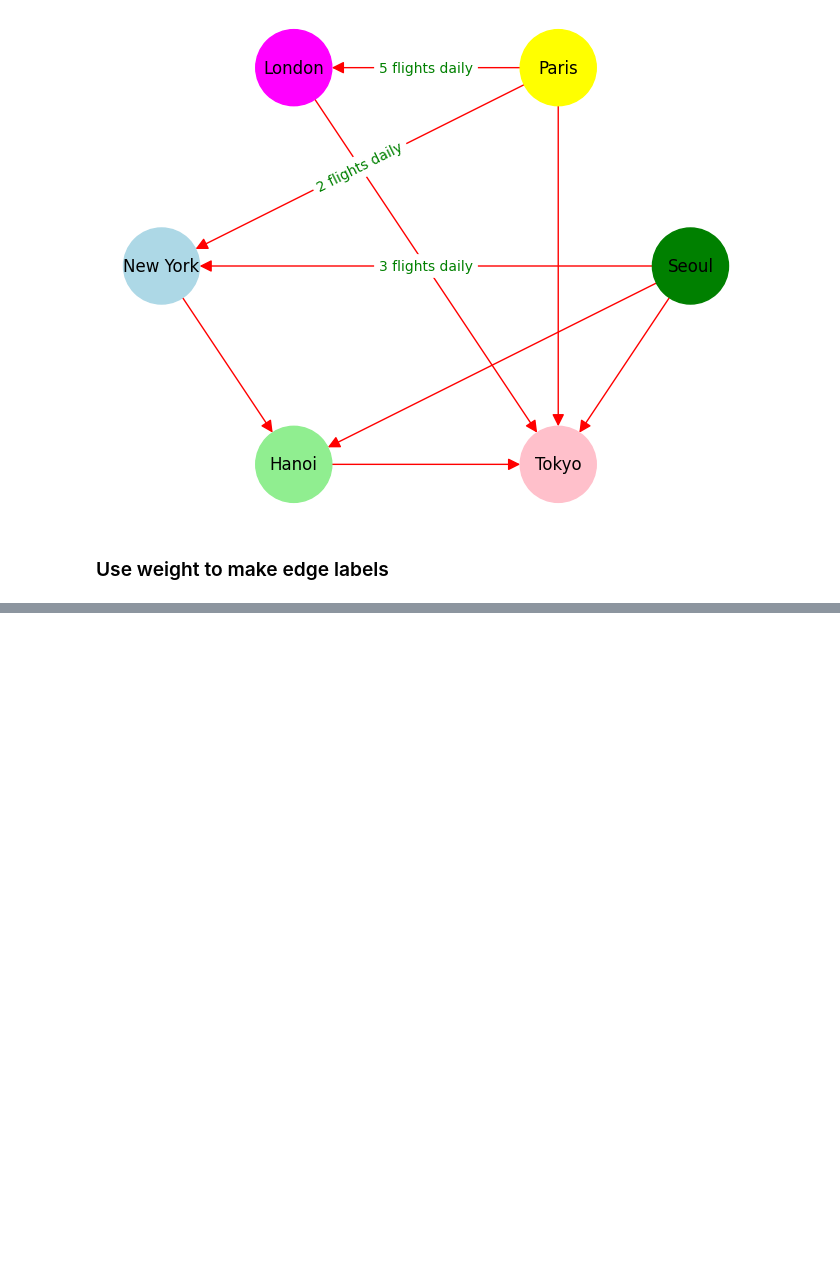
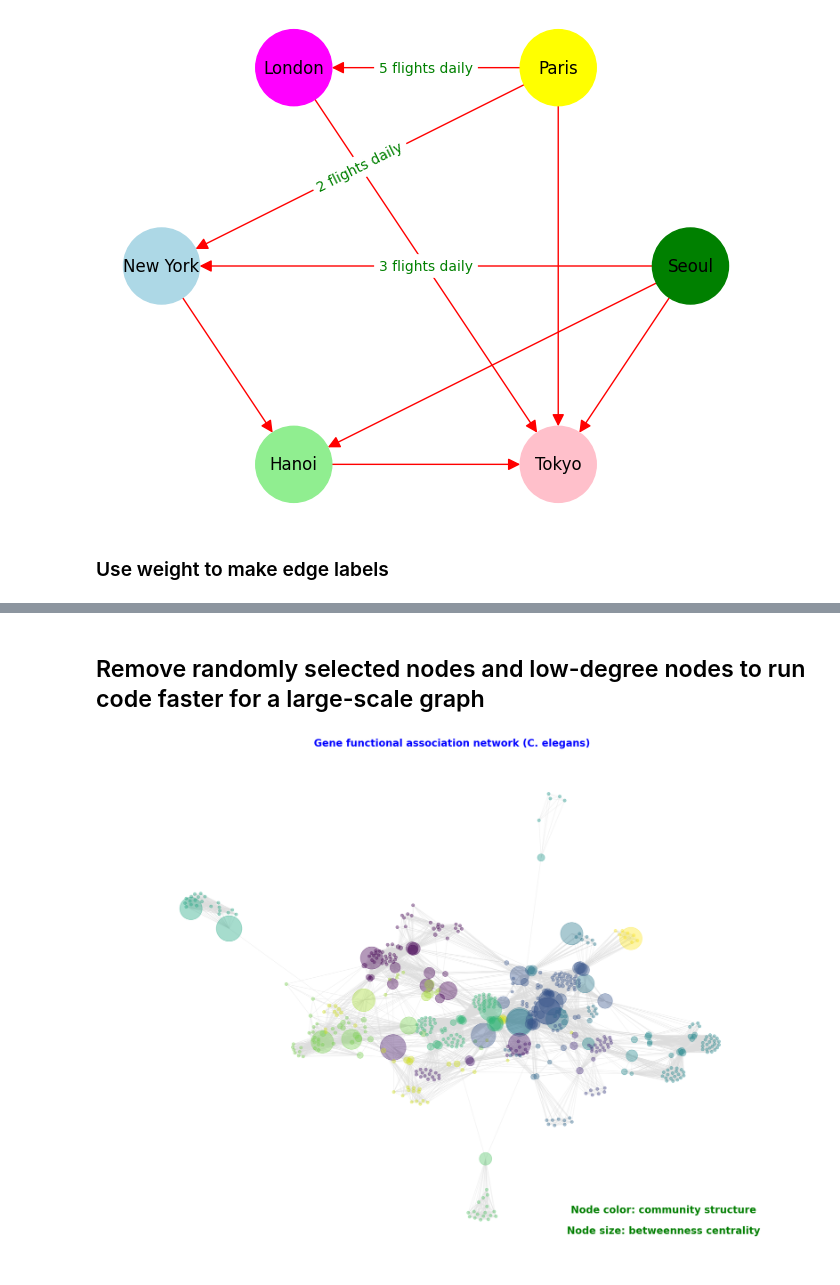
Before and after one commit to NSLab-CUK/Graph-Mining-Spring-2023, a Jupyter notebook: W4/Practice_4.ipynb, the cells around one changed output, grey strips where cells are left out. Saved outputs shown, nothing was run; the diff lists cells and outputs as text; code cells hidden in the pictures; blank space fills up the shorter version.

```diff
--- a/W4/Practice_4.ipynb
+++ b/W4/Practice_4.ipynb
@@ -324,0 +325,22 @@ plt.show()
+# %% [markdown]
+## Remove  randomly selected nodes and low-degree nodes to run code faster for a large-scale graph
+# %%
+# Remove randomly selected nodes (to make example fast)
+def remove_random_selected_nodes(G):
+    num_to_remove = int(len(G) / 1.5)
+    nodes = sample(list(G.nodes), num_to_remove)
+    G.remove_nodes_from(nodes)
+    return G
+
+# Remove low-degree nodes
+def remove_low_degree_nodes(G):
+    low_degree = [n for n, d in G.degree() if d < 10]
+    G.remove_nodes_from(low_degree)
+    return G
+
+G = remove_random_selected_nodes(G)
+G = remove_low_degree_nodes(G)
+largest_component = get_largest_component(G)
+draw_graph_betweenness_centrality(G, largest_component)
+# %% [output]
+[figure, added]
```
Also changed, not shown: parts of 5 cells of this notebook.
